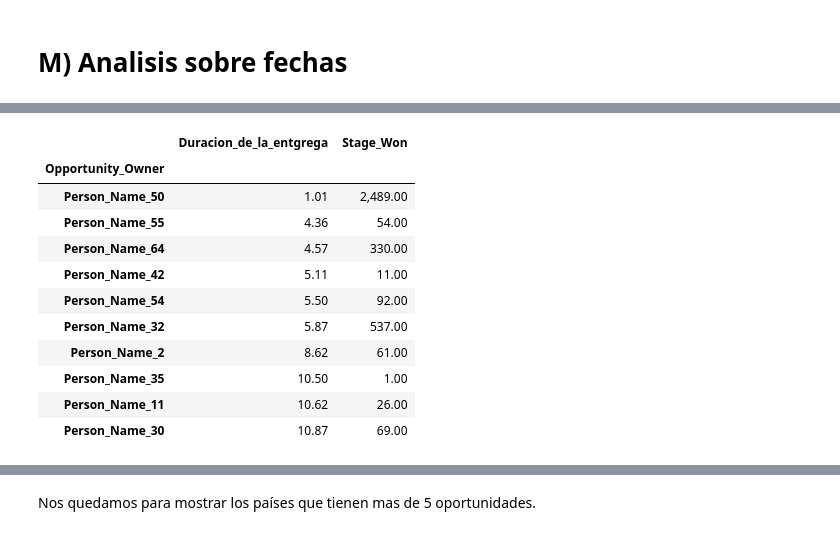
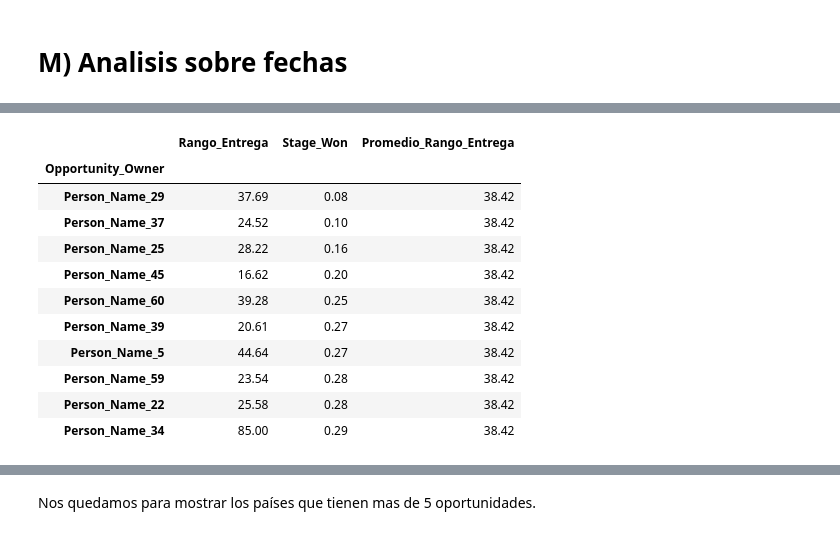
Before and after one commit to FerFabbiano/tp1-OrganizacionDeDatos, a Jupyter notebook: TP1_OrgaDeDatos.ipynb, the cells around one changed output, grey strips where cells are left out. Saved outputs shown, nothing was run; the diff lists cells and outputs as text; code cells hidden in the pictures.

```diff
--- a/TP1_OrgaDeDatos.ipynb
+++ b/TP1_OrgaDeDatos.ipynb
@@ -1120,14 +959,15 @@ segun_fechas["Planned_Delivery_Start_Date"]= pd.to_datetime(segun_fechas["Planne
 # Cambie el Planned_Delivery_End_Date de type object a datetime.
 segun_fechas["Planned_Delivery_End_Date"]= pd.to_datetime(segun_fechas["Planned_Delivery_End_Date"])
 
-segun_fechas["Duracion_de_la_entgrega"] = segun_fechas["Planned_Delivery_End_Date"] - segun_fechas["Planned_Delivery_Start_Date"]
+segun_fechas["Rango_Entrega"] = segun_fechas["Planned_Delivery_End_Date"] - segun_fechas["Planned_Delivery_Start_Date"]
 
 # Me quedo con los casos ganados
 segun_fechas["Stage_Won"] = segun_fechas["Stage"] == "Closed Won"
 
 # Agrupo por Familia de Producto y fechas de planeado entrega inicial y final.
-segun_fechas['Duracion_de_la_entgrega'] = segun_fechas['Duracion_de_la_entgrega'].astype('timedelta64[D]')
-segun_fechas_familia = segun_fechas.groupby("Product_Family").agg({"Duracion_de_la_entgrega" : "mean", "Stage_Won" : "sum"}).drop_duplicates()
+segun_fechas['Rango_Entrega'] = segun_fechas['Rango_Entrega'].astype('timedelta64[D]')
+segun_fechas_familia = segun_fechas.groupby("Product_Family").agg({"Rango_Entrega" : "mean"}).drop_duplicates()
 
 # 10 fammilia de producots con mayor oportunidades ganadas y la duracion de la entrega.
-segun_fechas_familia.nlargest(10, "Stage_Won")
+segun_fechas_familia = segun_fechas_familia.nlargest(10, "Rango_Entrega")
+segun_fechas_familia.to_csv('familias_mayor_promedio_entrega.csv')
@@ -1147,5 +974,7 @@ segun_fechas_familia.nlargest(10, "Stage_Won")
 # %%
 # HIPOTESIS 2: Mientras mas rapdio entregen los productos los vendedores, mayor porcentaje de exito.
 
-segun_fechas_vendedores = segun_fechas.groupby("Opportunity_Owner").agg({"Duracion_de_la_entgrega" : "mean", "Stage_Won" : "sum"}).drop_duplicates()
-segun_fechas_vendedores.nlargest(10, "Stage_Won")
+segun_fechas_vendedores = segun_fechas.groupby("Opportunity_Owner").agg({"Rango_Entrega" : "mean", "Stage_Won" : "mean"}).drop_duplicates()
+segun_fechas_vendedores["Promedio_Rango_Entrega"] = segun_fechas_vendedores["Rango_Entrega"].mean()
+entrega_mas_rapida_mas_exito = segun_fechas_vendedores.nsmallest(10, "Rango_Entrega")
+entrega_mas_rapida_mas_exito.to_csv("entrega_mas_rapida_mas_exito.csv")
@@ -1165,19 +981,19 @@ segun_fechas_vendedores.nlargest(10, "Stage_Won")
 # %%
 # Me fijo si a menor casos ganados, mayor cantidad de dias de entrega.
 
 segun_fechas_vendedores = segun_fechas_vendedores[(segun_fechas_vendedores[["Stage_Won"]] != 0).all(axis=1)]
-segun_fechas_vendedores.nsmallest(10, "Duracion_de_la_entgrega")
+segun_fechas_vendedores.nsmallest(10, "Stage_Won")
 # %% [output]
-|  | Duracion_de_la_entgrega | Stage_Won |
-| Opportunity_Owner |  |  |
-| Person_Name_50 | 1.01 | 2,489.00 |
-| Person_Name_55 | 4.36 | 54.00 |
-| Person_Name_64 | 4.57 | 330.00 |
-| Person_Name_42 | 5.11 | 11.00 |
-| Person_Name_54 | 5.50 | 92.00 |
-| Person_Name_32 | 5.87 | 537.00 |
-| Person_Name_2 | 8.62 | 61.00 |
-| Person_Name_35 | 10.50 | 1.00 |
-| Person_Name_11 | 10.62 | 26.00 |
-| Person_Name_30 | 10.87 | 69.00 |
+|  | Rango_Entrega | Stage_Won | Promedio_Rango_Entrega |
+| Opportunity_Owner |  |  |  |
+| Person_Name_29 | 37.69 | 0.08 | 38.42 |
+| Person_Name_37 | 24.52 | 0.10 | 38.42 |
+| Person_Name_25 | 28.22 | 0.16 | 38.42 |
+| Person_Name_45 | 16.62 | 0.20 | 38.42 |
+| Person_Name_60 | 39.28 | 0.25 | 38.42 |
+| Person_Name_39 | 20.61 | 0.27 | 38.42 |
+| Person_Name_5 | 44.64 | 0.27 | 38.42 |
+| Person_Name_59 | 23.54 | 0.28 | 38.42 |
+| Person_Name_22 | 25.58 | 0.28 | 38.42 |
+| Person_Name_34 | 85.00 | 0.29 | 38.42 |
 # %%
```
Also changed, not shown: parts of 31 cells of this notebook, 14 other files.
